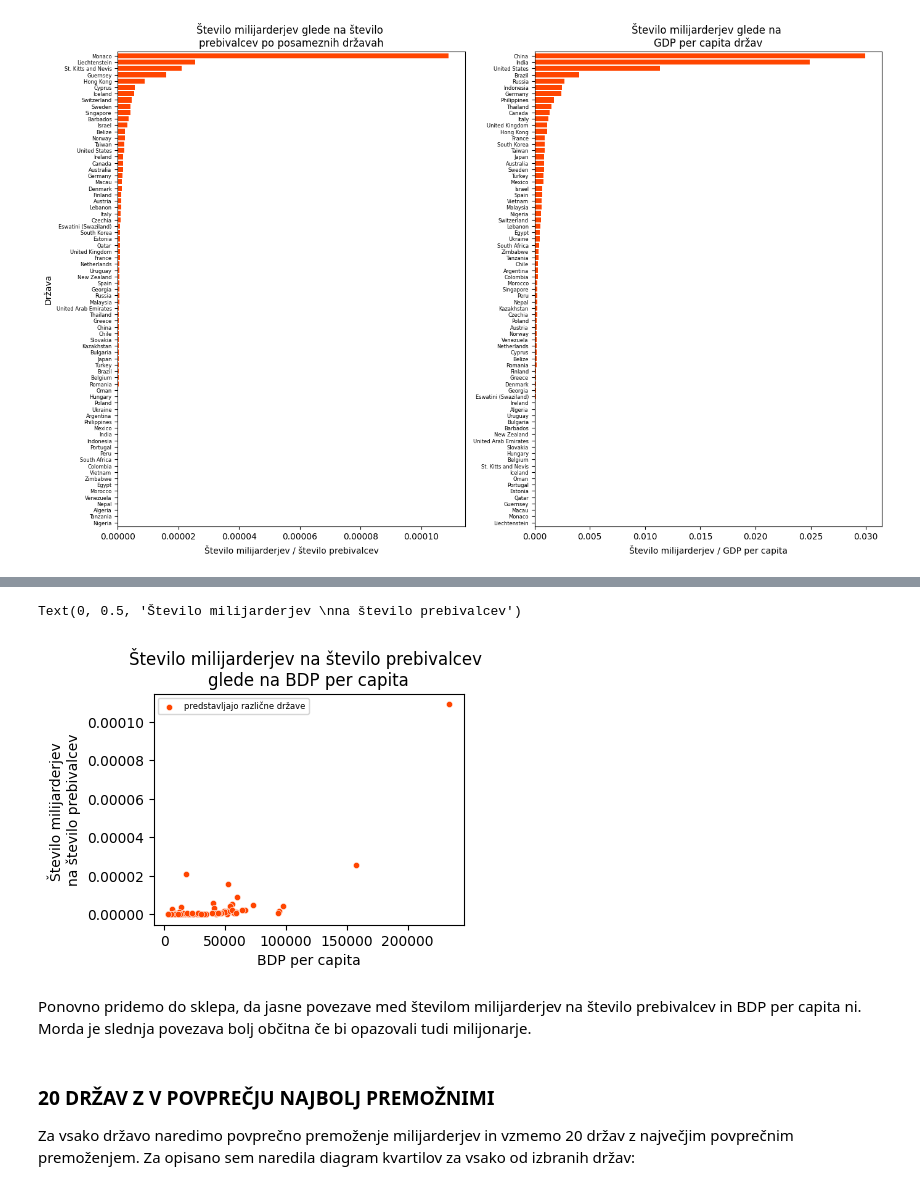
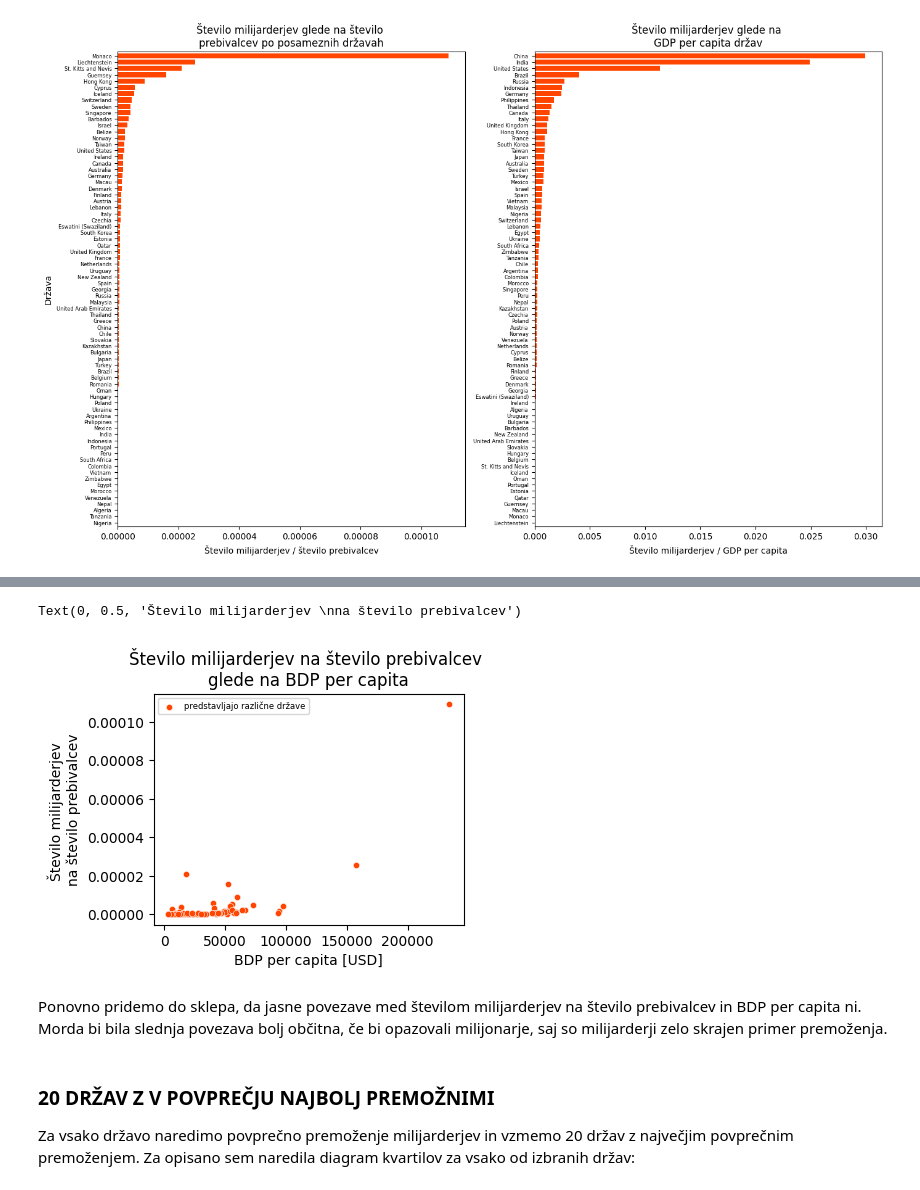
Before and after one commit to karolina-sa/Forbes-list-PROG1-projekt, a Jupyter notebook: analiza_Forbes_list.ipynb, the cells around one changed output, grey strips where cells are left out. Cells and saved outputs as stored; diff of their text form; code cells hidden in the pictures.

```diff
--- a/analiza_Forbes_list.ipynb
+++ b/analiza_Forbes_list.ipynb
@@ -283,13 +295,13 @@ Na hitro si šoglejmo še povezavo med BDP per capita in številom milijarderjev
 # %%
 sns.scatterplot(x = forbes_countries.gdp_pc, y = forbes_countries.forbes_na_preb, label = 'predstavljajo različne države', legend = True, color = 'orangered', s = 20)
 plt.title('Število milijarderjev na število prebivalcev \nglede na BDP per capita')
-plt.xlabel('BDP per capita')
+plt.xlabel('BDP per capita [USD]')
 plt.ylabel('Število milijarderjev \nna število prebivalcev')
 # %% [output]
 Text(0, 0.5, 'Število milijarderjev \nna število prebivalcev')
-[figure, old version]
+[figure, new version]
 # %% [markdown]
-Ponovno pridemo do sklepa, da jasne povezave med številom milijarderjev na število prebivalcev in BDP per capita ni. Morda je slednja povezava bolj občitna če bi opazovali tudi milijonarje.
+Ponovno pridemo do sklepa, da jasne povezave med številom milijarderjev na število prebivalcev in BDP per capita ni. Morda bi bila slednja povezava bolj občitna, če bi opazovali milijonarje, saj so milijarderji zelo skrajen primer premoženja.
 # %% [markdown]
 <h3>20 DRŽAV Z V POVPREČJU NAJBOLJ PREMOŽNIMI</h3>
 
```
Also changed, not shown: parts of 23 cells of this notebook, 1 other file.
